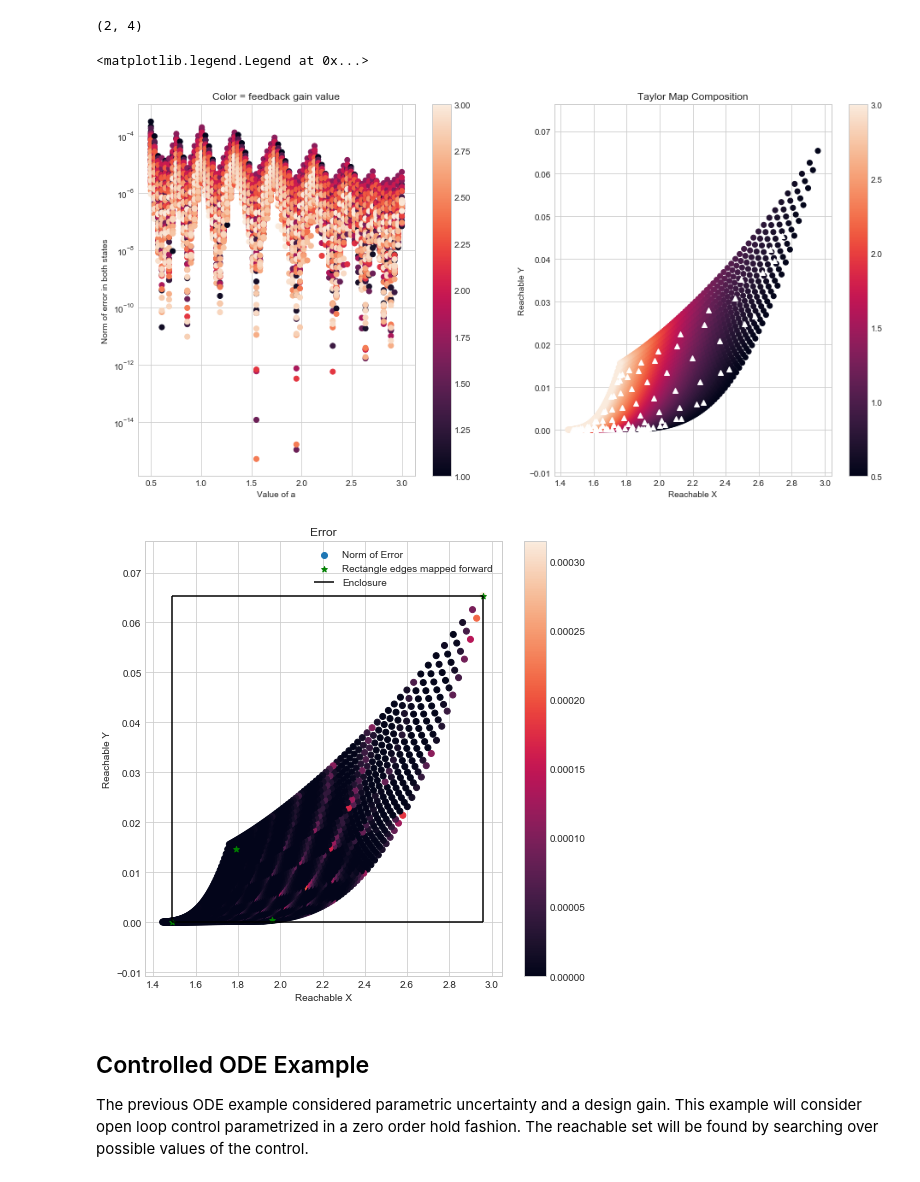
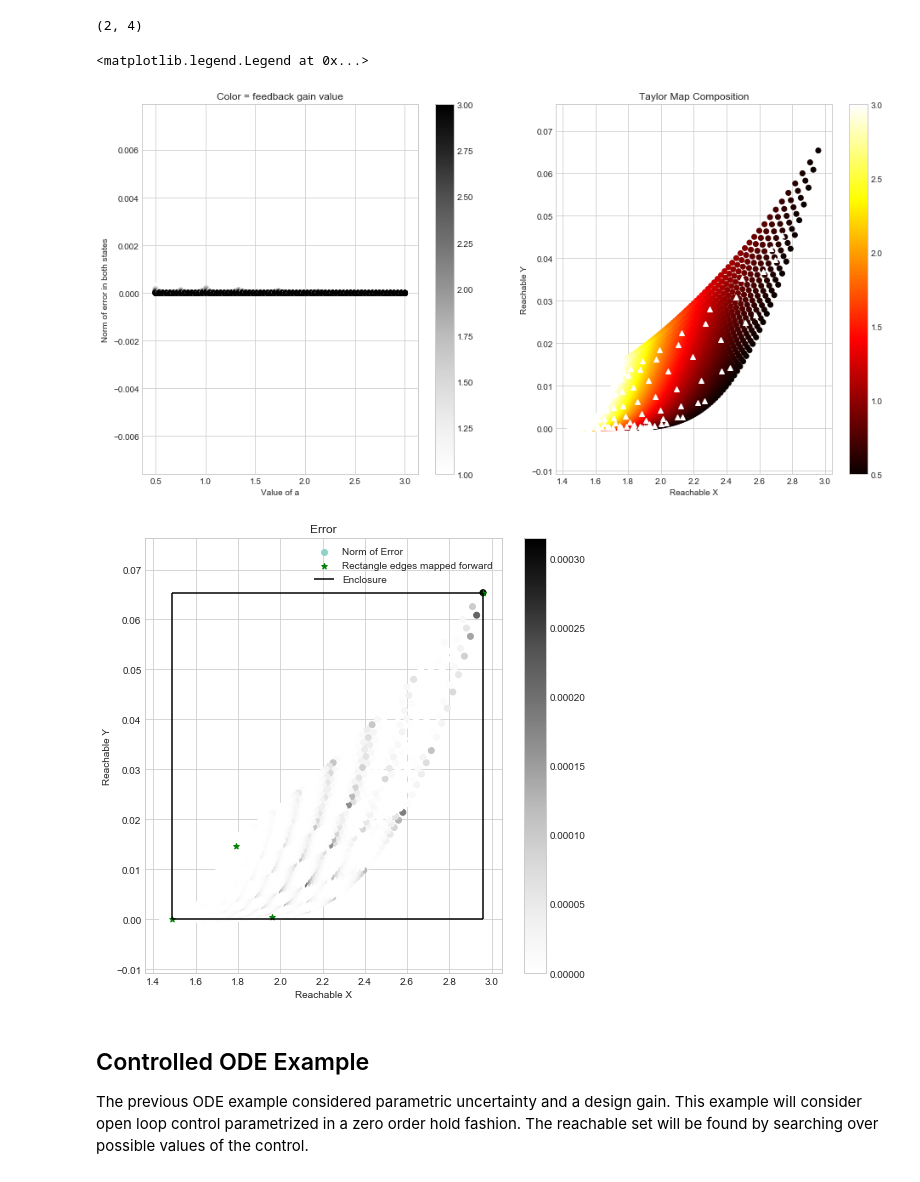
Before and after one commit to CDNoyes/EDL-Py, a Jupyter notebook: DAUQ.ipynb, the cells around one changed output. Saved outputs shown, nothing was run; the diff lists cells and outputs as text; code cells hidden in the pictures.

```diff
--- a/DAUQ.ipynb
+++ b/DAUQ.ipynb
@@ -4,14 +4,14 @@ import pyaudi as pa
 import numpy as np
 import chaospy as cp
 import seaborn
-seaborn.set_style('whitegrid')
+# seaborn.set_style('whitegrid')
 import matplotlib.pyplot as plt
 from mpl_toolkits.mplot3d import Axes3D
-
+print(plt.style.available)
+plt.style.use("seaborn-whitegrid")
 
 from Utils.boxgrid import boxgrid
 import Utils.DA as da
 from Utils.RK4 import RK4
-seaborn.set_style('whitegrid')
 
 # %matplotlib ipympl
@@ -329,9 +336,10 @@ sol_perim = np.array([[ye[:,i].T[pair] for pair in keep] for i in range(2)])
 # %%
 err = np.abs(x[-1]-sol)
 errnorm = (err[0]**2 + err[1]**2)**0.5
+
 plt.figure(figsize=(16,8))
 plt.subplot(121)
-plt.gca().set_yscale('log')
+# plt.gca().set_yscale('log')
 plt.scatter(AK[0], errnorm, c=AK[1])
 plt.colorbar()
 plt.xlabel('Value of a')
@@ -339,36 +347,36 @@ plt.ylabel('Norm of error in both states')
 plt.title('Color = feedback gain value')
 # plt.axis([0.4, 3,-0.0001, 0.001])\
 
 # plt.figure()
 plt.subplot(122)
 
-plt.scatter(sol[0],sol[1],c=AK[0])
+plt.scatter(sol[0],sol[1],c=AK[0], cmap='hot')
 plt.plot(y_expansion[0],y_expansion[1],'w^')
 plt.title('Taylor Map Composition')
 plt.colorbar()
 plt.xlabel('Reachable X')
 plt.ylabel('Reachable Y')
 
 plt.figure(figsize=(8,8))
 plt.scatter(sol[0],sol[1],c=errnorm)
 plt.colorbar()
 plt.xlabel('Reachable X')
 plt.ylabel('Reachable Y')
 plt.title('Error')
 
 # plt.figure(figsize=(8,8))
 plt.scatter(sol_perim[0], sol_perim[1], marker='*',color='g')
 x1min = sol_perim[0].min()
 x1max = sol_perim[0].max()
 x2min = sol_perim[1].min()
 x2max = sol_perim[1].max()
 plt.vlines([x1min,x1max],x2min,x2max)
 plt.hlines([x2min,x2max],x1min,x1max)
 plt.legend(('Norm of Error','Rectangle edges mapped forward','Enclosure'))
 # %% [output]
 <matplotlib.legend.Legend at 0x...>
-[figure, old version]
+[figure, new version]
-[figure, old version]
+[figure, new version]
 # %% [markdown]
 ## Controlled ODE Example
 The previous ODE example considered parametric uncertainty and a design gain. This example will consider open loop control parametrized in a zero order hold fashion. The reachable set will be found by searching over possible values of the control.
```
Also changed, not shown: parts of 18 cells of this notebook.
